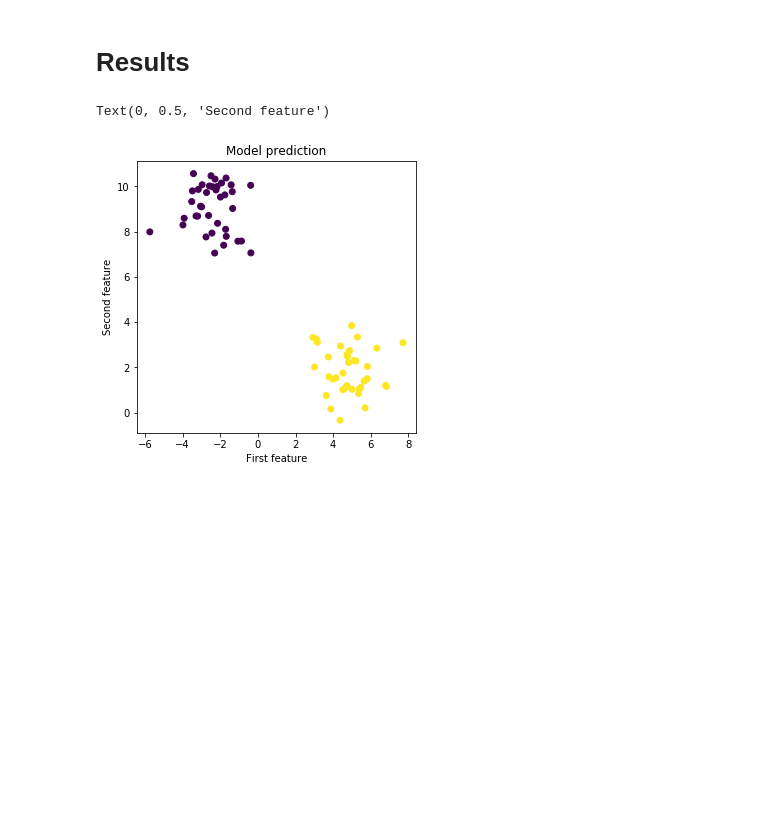
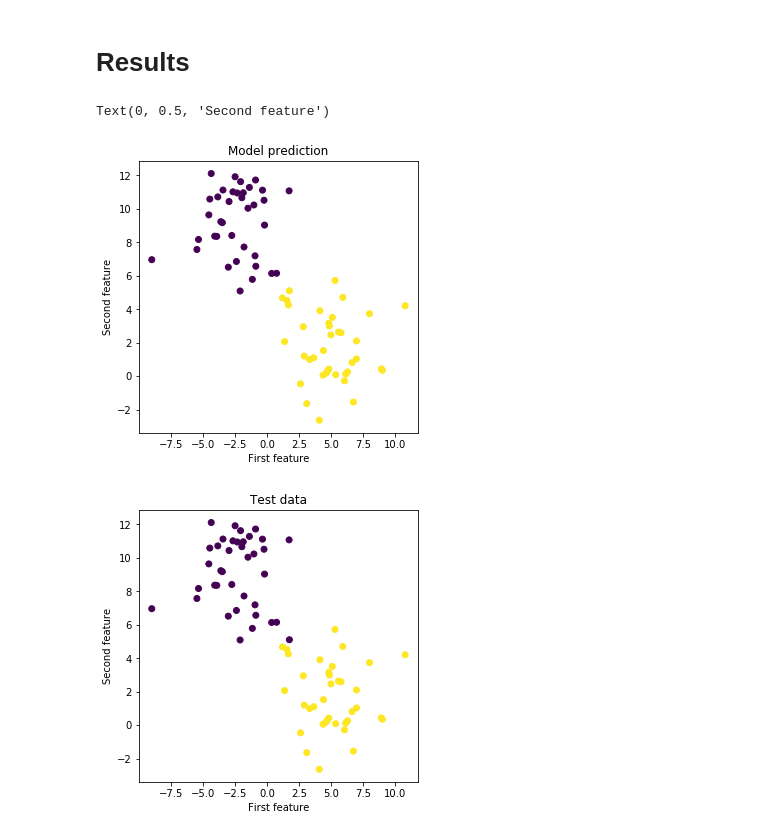
Before and after one commit to ArtemAvanesov/Roonyx-Labs, a Jupyter notebook: 3.ipynb, the cells around one changed output. Saved outputs shown, nothing was run; the diff lists cells and outputs as text; code cells hidden in the pictures; blank space fills up the shorter version.

```diff
--- a/3.ipynb
+++ b/3.ipynb
@@ -5,7 +5,7 @@ from sklearn.datasets.samples_generator import make_blobs
 import matplotlib.pyplot as plt
 import numpy as np
 
-X,y = make_blobs(n_samples = 300, centers = 2, random_state = 42)
+X,y = make_blobs(n_samples = 300, random_state = 42, centers = 2, cluster_std = 2)
 
 plt.figure(figsize=(5,5))
 plt.title("Input data")
@@ -101,9 +127,16 @@ print("ОК")
 # %%
 plt.figure(figsize=(5,5))
 plt.title("Model prediction")
 plt.scatter(X_test[:,0], X_test[:,1], c = y_pred)
 plt.xlabel("First feature")
 plt.ylabel("Second feature")
+
+plt.figure(figsize=(5,5))
+plt.title("Test data")
+plt.scatter(X_test[:,0], X_test[:,1], c = y_test)
+plt.xlabel("First feature")
+plt.ylabel("Second feature")
 # %% [output]
 Text(0, 0.5, 'Second feature')
-[figure, old version]
+[figure, new version]
+[figure, added]
```
Also changed, not shown: parts of 2 cells of this notebook.
